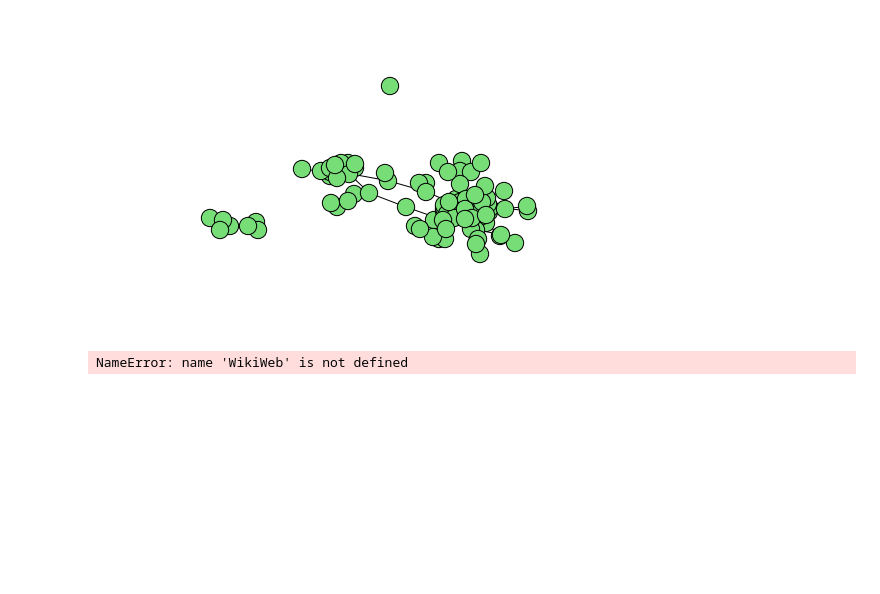
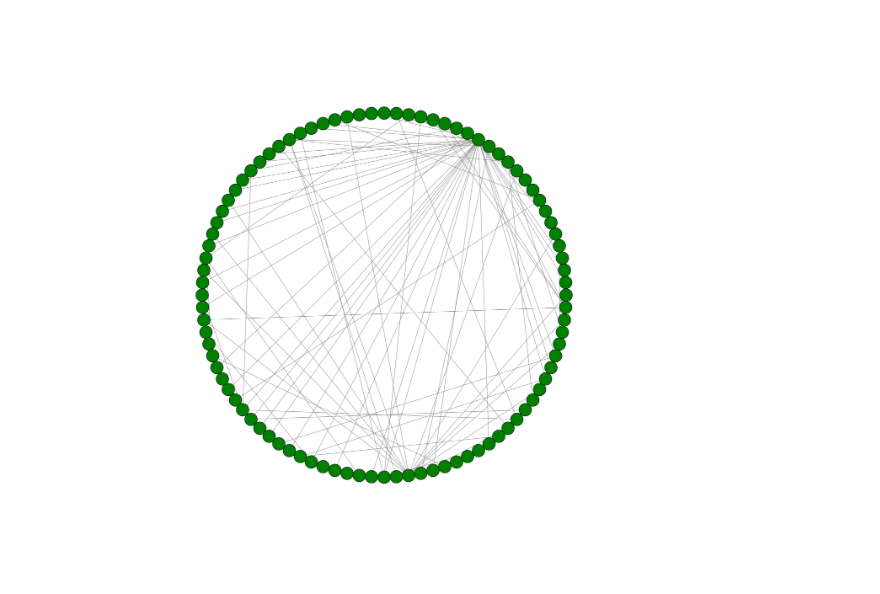
Before and after one commit to tyfal/Data-Science, a Jupyter notebook: Wiki-Network.ipynb, the cells around one changed output. Cells and saved outputs as stored; diff of their text form; code cells hidden in the pictures; blank space fills up the shorter version.

```diff
--- a/Wiki-Network.ipynb
+++ b/Wiki-Network.ipynb
@@ -1,18 +1,8 @@
 # %%
 %matplotlib inline
 
 from wiki_web_crawler import WikiWeb
-import plotly.plotly as py
-import plotly.tools as tls
-from plotly.graph_objs import *
-import numpy as np
-import matplotlib.pyplot as plt
 
-
-network=WikiWeb('https://en.wikipedia.org/wiki/Data_science').network()
+WikiWeb('https://en.wikipedia.org/wiki/Data_science').chord()
 # %% [output]
-[figure, old version]
+[figure, new version]
-# %%
-WikiWeb('https://en.wikipedia.org/wiki/Data_science').jn_plotly()
-# %% [output]
-NameError: name 'WikiWeb' is not defined
```
